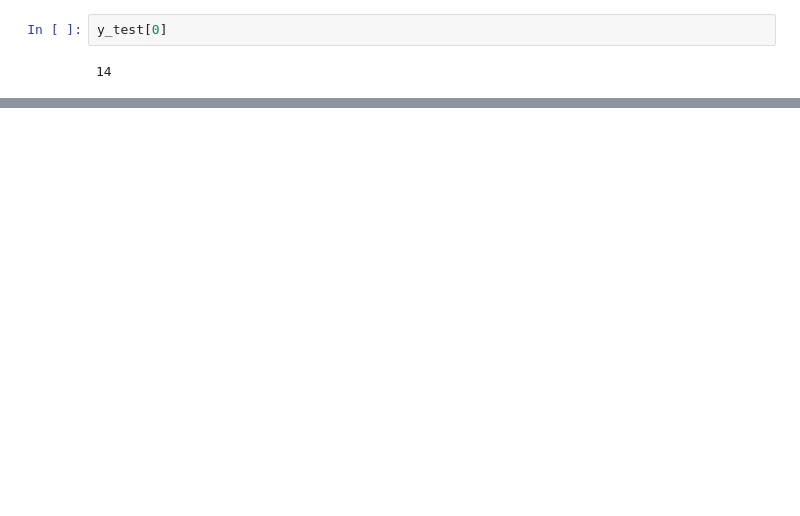
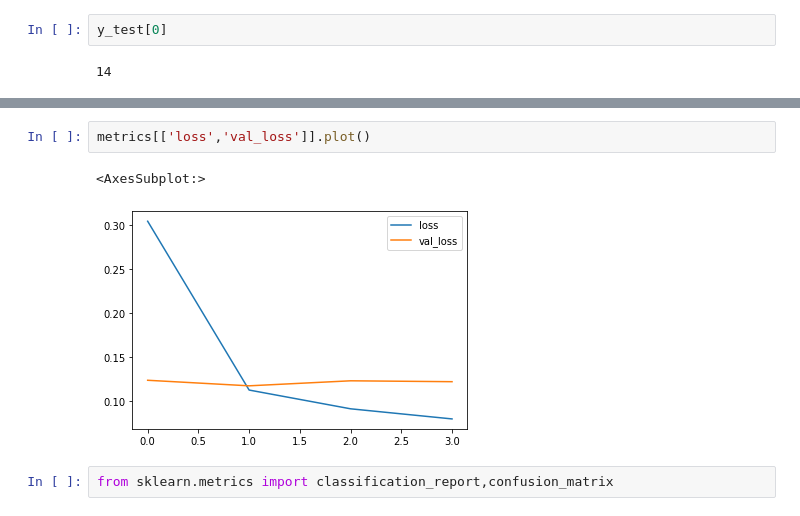
Before and after one commit to PN-picsell/ia_cloud, a Jupyter notebook: FRANTZ_Corentin/tp3_wordDetection/main.ipynb, the cells around one changed output, grey strips where cells are left out. Drawn from its saved outputs; the diff is of its cells as text; blank space fills up the shorter version.

```diff
--- a/FRANTZ_Corentin/tp3_wordDetection/main.ipynb
+++ b/FRANTZ_Corentin/tp3_wordDetection/main.ipynb
@@ -187,0 +227,7 @@ NameError: name 'EarlyStopping' is not defined
+# %%
+metrics[['loss','val_loss']].plot()
+# %% [output]
+<AxesSubplot:>
+[figure, added]
+# %%
+from sklearn.metrics import classification_report,confusion_matrix
```
Also changed, not shown: parts of 24 cells of this notebook.
